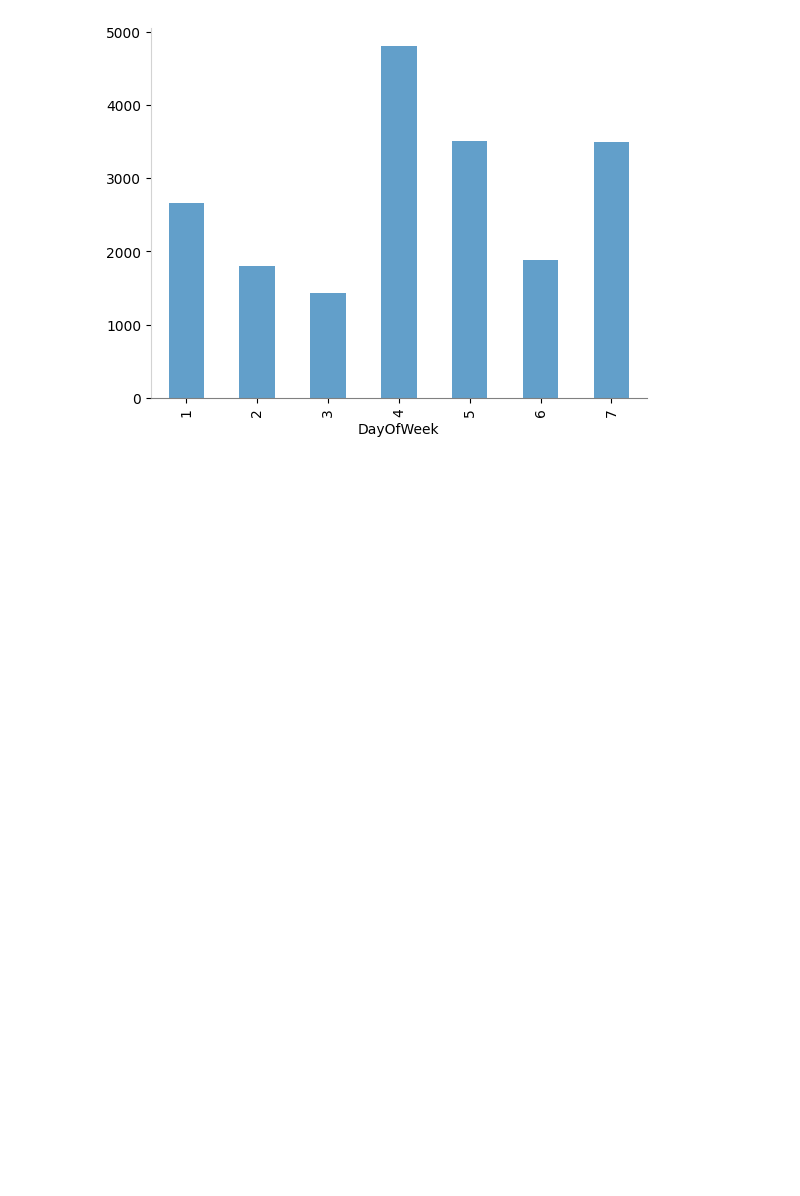
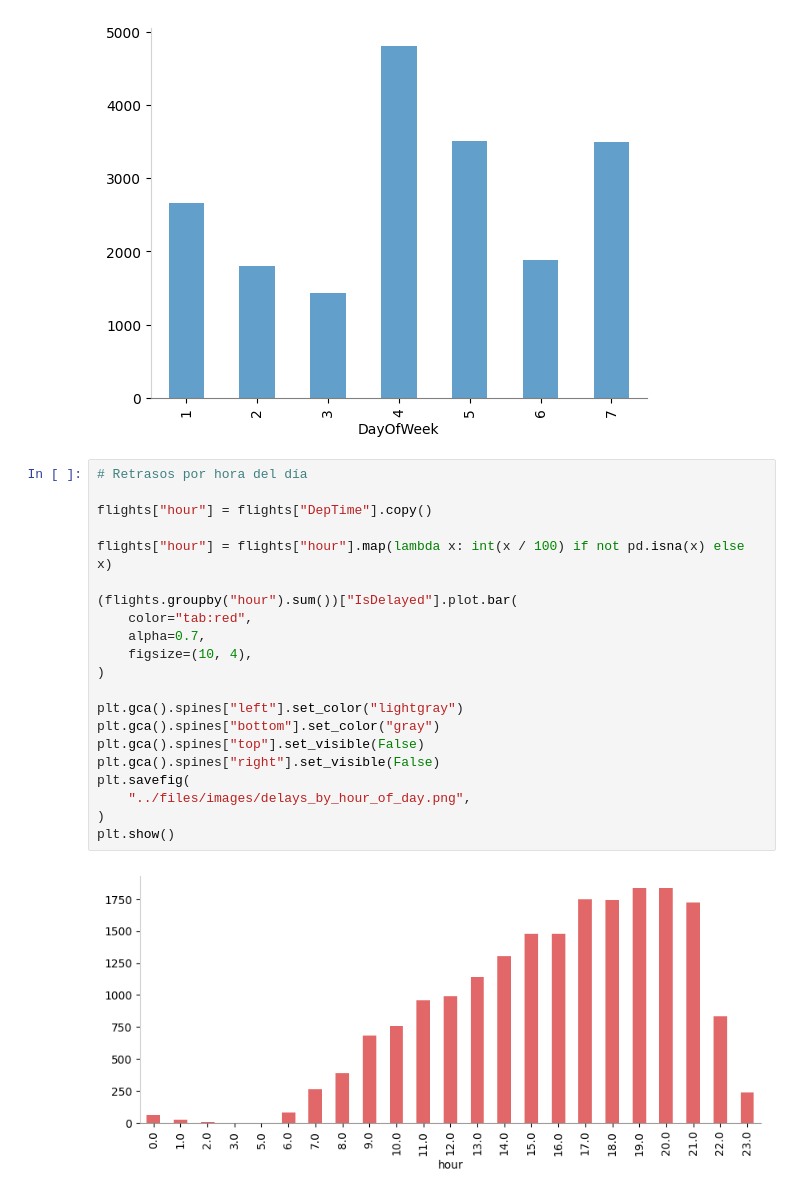
Before and after one commit to 2024-2-fundamentos-de-analitica/2024-2-PRE-14-analisis-de-datos-con-pandas-SantiagoMaya10, a Jupyter notebook: homework/notebook.ipynb, the cells around one changed output. Drawn from its saved outputs; the diff is of its cells as text; blank space fills up the shorter version.

```diff
--- a/homework/notebook.ipynb
+++ b/homework/notebook.ipynb
@@ -185,3 +185,26 @@ plt.savefig(
 plt.show()
 # %% [output]
 [figure]
+# %%
+# Retrasos por hora del día
+
+flights["hour"] = flights["DepTime"].copy()
+
+flights["hour"] = flights["hour"].map(lambda x: int(x / 100) if not pd.isna(x) else x)
+
+(flights.groupby("hour").sum())["IsDelayed"].plot.bar(
+    color="tab:red",
+    alpha=0.7,
+    figsize=(10, 4),
+)
+
+plt.gca().spines["left"].set_color("lightgray")
+plt.gca().spines["bottom"].set_color("gray")
+plt.gca().spines["top"].set_visible(False)
+plt.gca().spines["right"].set_visible(False)
+plt.savefig(
+    "../files/images/delays_by_hour_of_day.png",
+)
+plt.show()
+# %% [output]
+[figure, added]
```
Also changed, not shown: 3 other files.
